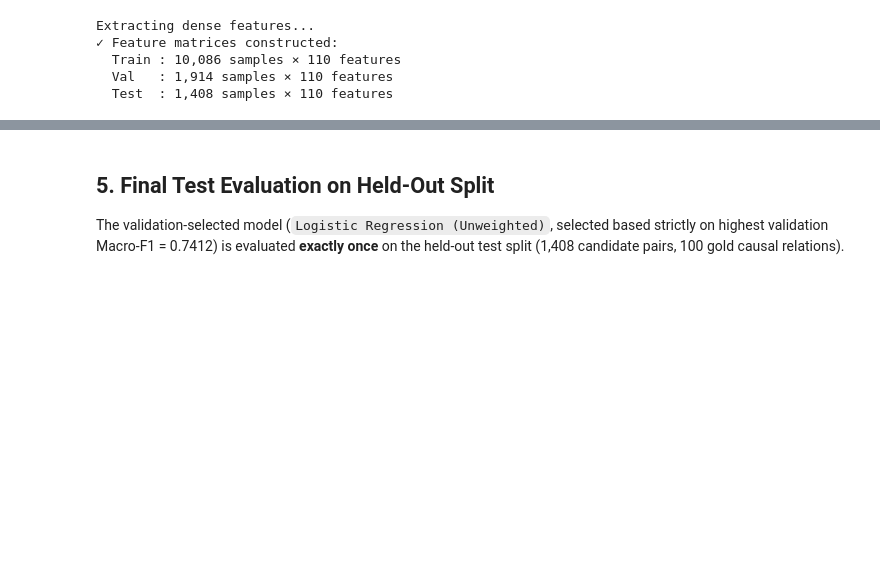
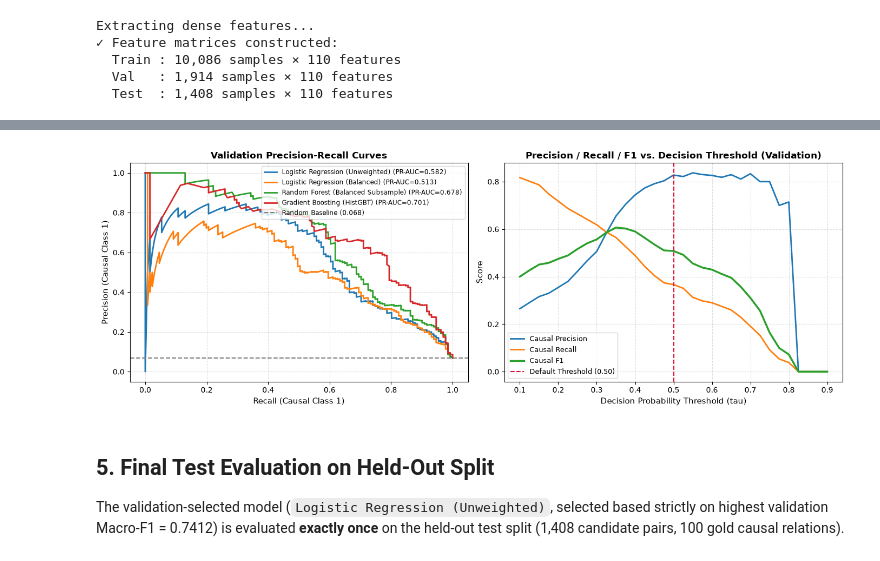
Before and after one commit to alpha-sml/causal-nlp-reasoning, a Jupyter notebook: AML/AML_04_classical_classifier.ipynb, the cells around one changed output, grey strips where cells are left out. Saved outputs shown, nothing was run; the diff lists cells and outputs as text; code cells hidden in the pictures; blank space fills up the shorter version.

```diff
--- a/AML/AML_04_classical_classifier.ipynb
+++ b/AML/AML_04_classical_classifier.ipynb
@@ -298,3 +393,50 @@ Logistic Regression (Unweighted)    0.9514    0.7412                0.8276
+# %%
+fig, axes = plt.subplots(1, 2, figsize=(14, 5))
+
+# Panel 1: Precision-Recall Curves across model families
+for name in [
+    "Logistic Regression (Unweighted)",
+    "Logistic Regression (Balanced)",
+    "Random Forest (Balanced Subsample)",
+    "Gradient Boosting (HistGBT)",
+]:
+    scores = val_results[name]["y_val_score"]
+    ap = val_results[name]["pr_auc"]
+    prec_c, rec_c, _ = precision_recall_curve(y_val, scores)
+    axes[0].plot(rec_c, prec_c, lw=2, label=f"{name} (PR-AUC={ap:.3f})")
+
+axes[0].axhline(y_val.mean(), color="gray", linestyle="--", label=f"Random Baseline ({y_val.mean():.3f})")
+axes[0].set_xlabel("Recall (Causal Class 1)", fontsize=11)
+axes[0].set_ylabel("Precision (Causal Class 1)", fontsize=11)
+axes[0].set_title("Validation Precision-Recall Curves", fontsize=12, fontweight="bold")
+axes[0].legend(fontsize=8.5, loc="upper right")
+axes[0].grid(alpha=0.4, linestyle="--")
+
+# Panel 2: Threshold sensitivity on Logistic Regression (Unweighted)
+lr_val_probs = selected_model.predict_proba(X_val)[:, 1]
+thresholds = np.linspace(0.10, 0.90, 33)
+th_prec, th_rec, th_f1, th_macro = [], [], [], []
+for tau in thresholds:
+    p_tau = (lr_val_probs >= tau).astype(int)
+    th_prec.append(precision_score(y_val, p_tau, pos_label=1, zero_division=0))
+    th_rec.append(recall_score(y_val, p_tau, pos_label=1, zero_division=0))
+    th_f1.append(f1_score(y_val, p_tau, pos_label=1, zero_division=0))
+    th_macro.append(f1_score(y_val, p_tau, average="macro", zero_division=0))
+
+axes[1].plot(thresholds, th_prec, label="Causal Precision", color="#1f77b4", lw=2)
+axes[1].plot(thresholds, th_rec, label="Causal Recall", color="#ff7f0e", lw=2)
+axes[1].plot(thresholds, th_f1, label="Causal F1", color="#2ca02c", lw=2.5)
+axes[1].axvline(0.50, color="crimson", linestyle="--", label="Default Threshold (0.50)")
+axes[1].set_xlabel("Decision Probability Threshold (tau)", fontsize=11)
+axes[1].set_ylabel("Score", fontsize=11)
+axes[1].set_title("Precision / Recall / F1 vs. Decision Threshold (Validation)", fontsize=12, fontweight="bold")
+axes[1].legend(fontsize=9)
+axes[1].grid(alpha=0.4, linestyle="--")
+
+plt.tight_layout()
+plt.show()
+# %% [output]
+[figure, added]
 # %% [markdown]
 ## 5. Final Test Evaluation on Held-Out Split
 
```
Also changed, not shown: parts of 11 cells of this notebook, 18 other files.
